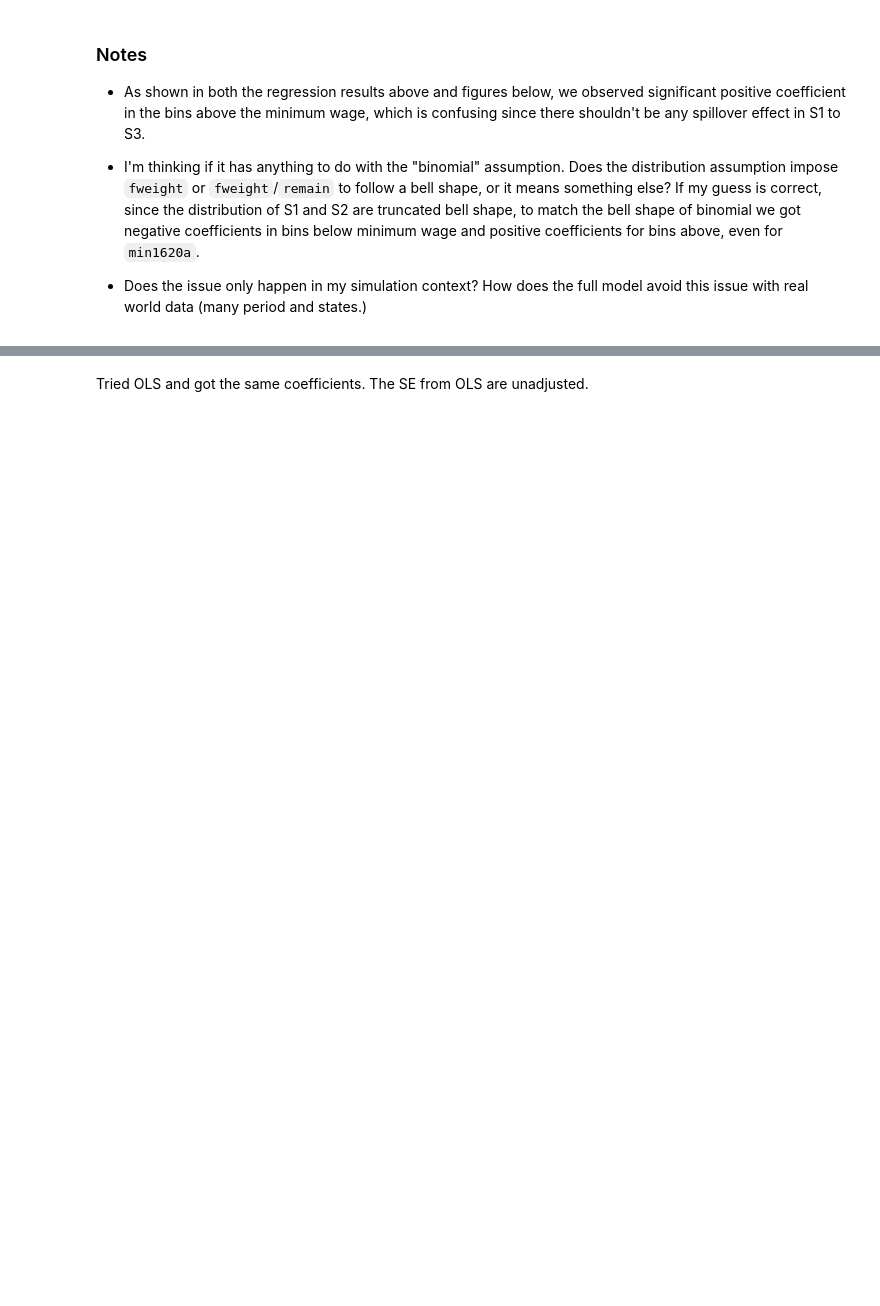
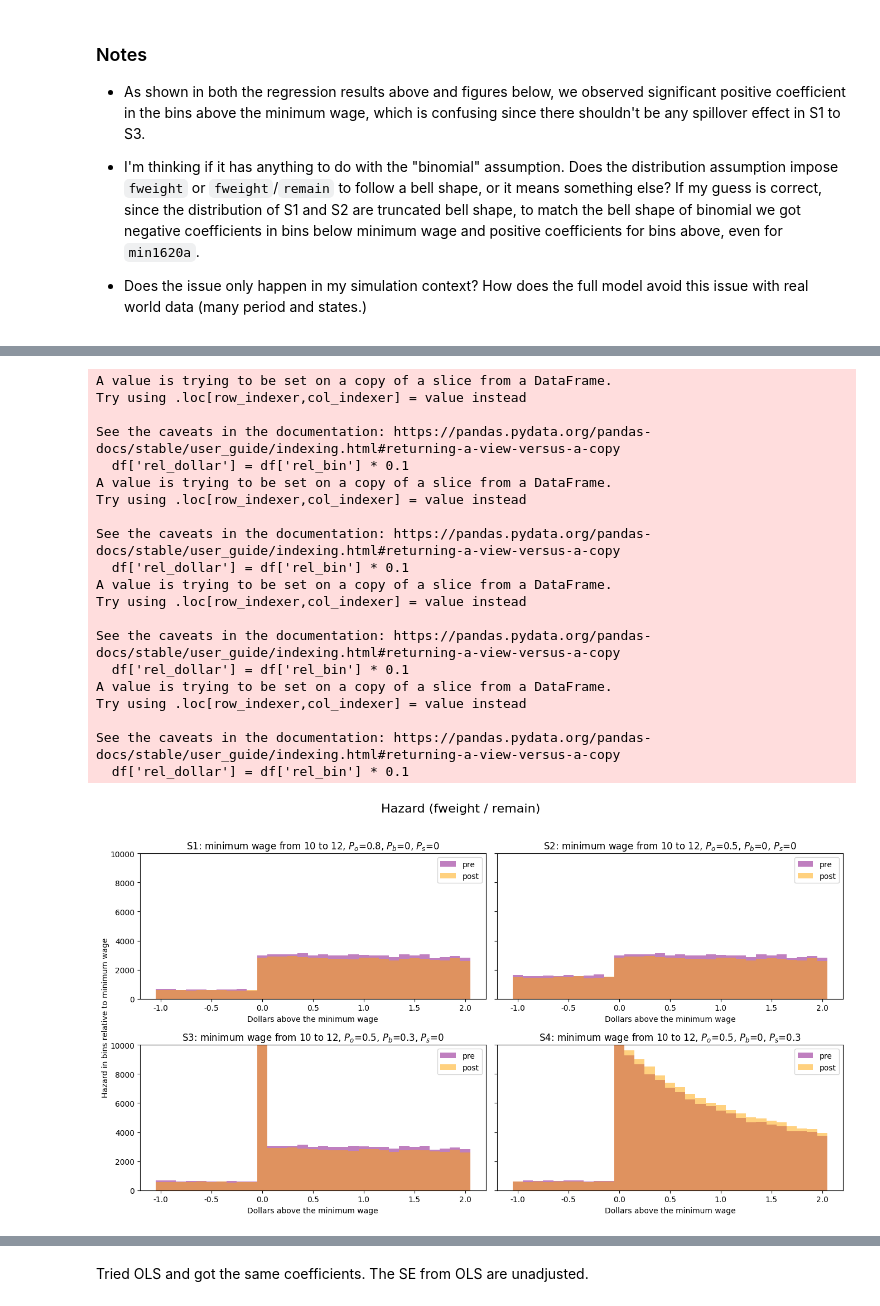
Before and after one commit to boyuchen21/minimum_wage, a Jupyter notebook: codes/compare_estimators.ipynb, the cells around one changed output, grey strips where cells are left out. Drawn from its saved outputs; the diff is of its cells as text; code cells hidden in the pictures; blank space fills up the shorter version.

```diff
--- a/codes/compare_estimators.ipynb
+++ b/codes/compare_estimators.ipynb
@@ -496,3 +654,22 @@ glm_result = pd.concat([format_data(file_path, scenario) for scenario in scenari
 
 # Filter the data for the variables of interest
 glm_result = glm_result[glm_result['Variable'].isin(x_ranges.keys())]
+# %%
+# prepare df to overlay the glm coefficients
+
+def prepare_fweight_df(df_appended, scenario):
+    df_appended['rel_bin'] = df_appended['wagcat'] - df_appended['min_bin']
+    df = df_appended[(df_appended['rel_bin'] >= -10) & (df_appended['rel_bin'] <= 20)]
+    # rel_dollar is the relative bin * 10
+    df['rel_dollar'] = df['rel_bin'] * 0.1
+    df_pre = df[(df['period']=='pre') & (df['Scenario']==scenario)]
+    df_post = df[(df['period']=='post') & (df['Scenario']==scenario)]
+    df_pre = df_pre[['rel_dollar', 'fweight']]
+    df_post = df_post[['rel_dollar', 'fweight']]
+    df_pre.columns = ['rel_dollar', 'fweight_pre']
+    df_post.columns = ['rel_dollar', 'fweight_post']
+    df_fweight = pd.merge(df_pre, df_post, on='rel_dollar', how='outer')
+
+    return df_fweight
+
+# prepare_fweight_df(df_appended, 'S1')
@@ -499 +678,61 @@ glm_result = glm_result[glm_result['Variable'].isin(x_ranges.keys())]
+# %%
+# Define the figure and axes for subplots
+fig, axes = plt.subplots(2, 2, figsize=(14, 8), sharey=True)
+
+# Flatten axes for easy iteration
+axes = axes.flatten()
+
+# Plot each scenario in a separate subplot
+for i, scenario in enumerate(scenarios):
+    real_m_pre, real_m_post, P_o, P_b, P_s = scenarios[scenario]
+
+    # Plot fweight for each scenario
+    df_fweight = prepare_fweight_df(df_appended, scenario)
+    axes[i].bar(df_fweight['rel_dollar'], df_fweight['fweight_pre'], width = 0.1, capsize=5, label='pre', color='purple', alpha=0.5)
+    axes[i].bar(df_fweight['rel_dollar'], df_fweight['fweight_post'], width = 0.1, capsize=5, label='post', color='orange', alpha=0.5)
+    axes[i].legend()
+    axes[i].set_ylim([0, 10_000])
+
+    # set bar width to be 0.1
+    axes[i].set_xticks(np.arange(-1.0, 2.1, .5))
+    axes[i].set_xticklabels(np.arange(-1.0, 2.1, 0.5))
+
+
+    axes[i].set_xlabel('Dollars above the minimum wage')
+    axes[i].set_title(f'{scenario}: minimum wage from {real_m_pre} to {real_m_post}, $P_o$={P_o}, $P_b$={P_b}, $P_s$={P_s}')
+
+    axes[i].set_xticks(np.arange(-1.0, 2.1, .5))
+    axes[i].set_xticklabels(np.arange(-1.0, 2.1, 0.5))
+
+# Set common ylabel
+fig.text(0.04, 0.5, 'Hazard in bins relative to minimum wage', va='center', rotation='vertical')
+
+# Set the main title
+plt.suptitle('Hazard (fweight / remain)', fontsize=16)
+
+# Adjust layout
+plt.tight_layout(rect=[0.04, 0.04, 1, 0.96])
+plt.show()
+# %% [output]
+A value is trying to be set on a copy of a slice from a DataFrame.
+Try using .loc[row_indexer,col_indexer] = value instead
+
+See the caveats in the documentation: https://pandas.pydata.org/pandas-docs/stable/user_guide/indexing.html#returning-a-view-versus-a-copy
+  df['rel_dollar'] = df['rel_bin'] * 0.1
+A value is trying to be set on a copy of a slice from a DataFrame.
+Try using .loc[row_indexer,col_indexer] = value instead
+
+See the caveats in the documentation: https://pandas.pydata.org/pandas-docs/stable/user_guide/indexing.html#returning-a-view-versus-a-copy
+  df['rel_dollar'] = df['rel_bin'] * 0.1
+A value is trying to be set on a copy of a slice from a DataFrame.
+Try using .loc[row_indexer,col_indexer] = value instead
+
+See the caveats in the documentation: https://pandas.pydata.org/pandas-docs/stable/user_guide/indexing.html#returning-a-view-versus-a-copy
+  df['rel_dollar'] = df['rel_bin'] * 0.1
+A value is trying to be set on a copy of a slice from a DataFrame.
+Try using .loc[row_indexer,col_indexer] = value instead
+
+See the caveats in the documentation: https://pandas.pydata.org/pandas-docs/stable/user_guide/indexing.html#returning-a-view-versus-a-copy
+  df['rel_dollar'] = df['rel_bin'] * 0.1
+[figure, added]
 # %%
```
Also changed, not shown: parts of 20 cells of this notebook, 11 other files.
